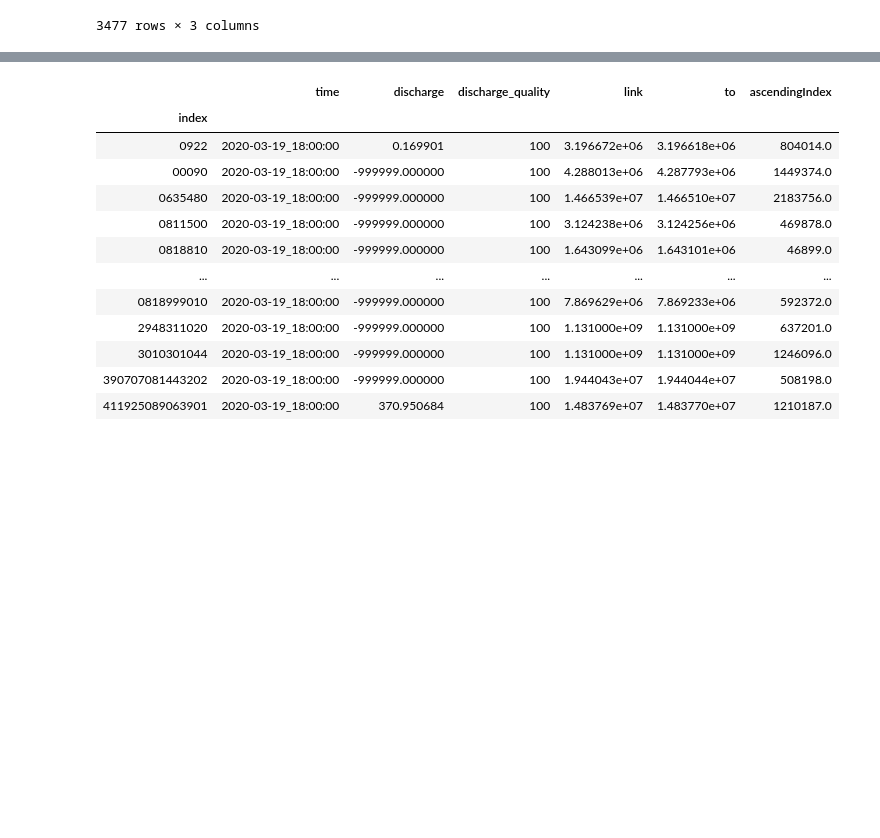
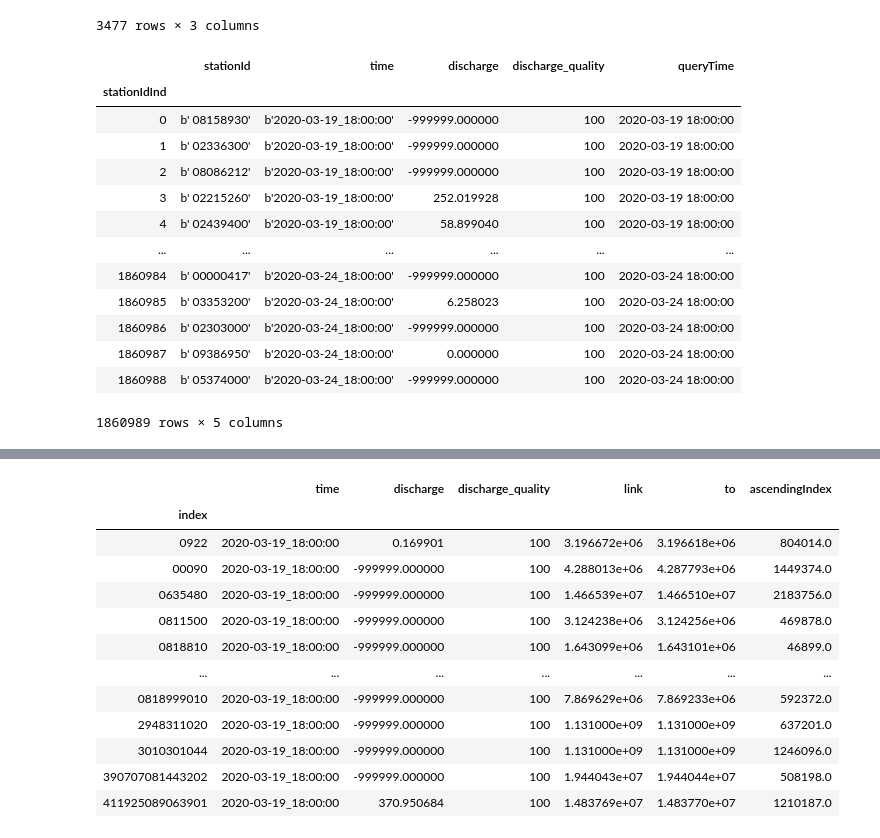
Before and after one commit to NOAA-OWP/t-route, a Jupyter notebook: src/python_routing_v02/usgs_test.ipynb, the cells around one changed output, grey strips where cells are left out. Saved outputs shown, nothing was run; the diff lists cells and outputs as text; code cells hidden in the pictures; blank space fills up the shorter version.

```diff
--- a/src/python_routing_v02/usgs_test.ipynb
+++ b/src/python_routing_v02/usgs_test.ipynb
@@ -395,6 +395,26 @@ df
 | 00000336 | 15039173 | 15039309 | 2719007 |
 | 00000334 | 15048247 | 15048249 | 2656587 |
 3477 rows × 3 columns
+# %%
+ds = xr.open_mfdataset("/home/jacob.hreha/github/troute/t-route/test/input/geo/nudgingTimeSliceObs/*",combine='nested',concat_dim='stationIdInd')
+# %%
+df4 = ds.to_dataframe()
+df4
+# %% [output]
+|  | stationId | time | discharge | discharge_quality | queryTime |
+| stationIdInd |  |  |  |  |  |
+| 0 | b' 08158930' | b'2020-03-19_18:00:00' | -999999.000000 | 100 | 2020-03-19 18:00:00 |
+| 1 | b' 02336300' | b'2020-03-19_18:00:00' | -999999.000000 | 100 | 2020-03-19 18:00:00 |
+| 2 | b' 08086212' | b'2020-03-19_18:00:00' | -999999.000000 | 100 | 2020-03-19 18:00:00 |
+| 3 | b' 02215260' | b'2020-03-19_18:00:00' | 252.019928 | 100 | 2020-03-19 18:00:00 |
+| 4 | b' 02439400' | b'2020-03-19_18:00:00' | 58.899040 | 100 | 2020-03-19 18:00:00 |
+| ... | ... | ... | ... | ... | ... |
+| 1860984 | b' 00000417' | b'2020-03-24_18:00:00' | -999999.000000 | 100 | 2020-03-24 18:00:00 |
+| 1860985 | b' 03353200' | b'2020-03-24_18:00:00' | 6.258023 | 100 | 2020-03-24 18:00:00 |
+| 1860986 | b' 02303000' | b'2020-03-24_18:00:00' | -999999.000000 | 100 | 2020-03-24 18:00:00 |
+| 1860987 | b' 09386950' | b'2020-03-24_18:00:00' | 0.000000 | 100 | 2020-03-24 18:00:00 |
+| 1860988 | b' 05374000' | b'2020-03-24_18:00:00' | -999999.000000 | 100 | 2020-03-24 18:00:00 |
+1860989 rows × 5 columns
 # %%
 
 # usgs_files = glob.glob(usgs_timeslices_folder + file_name)
```
Also changed, not shown: parts of 3 cells of this notebook, 3 other files.
